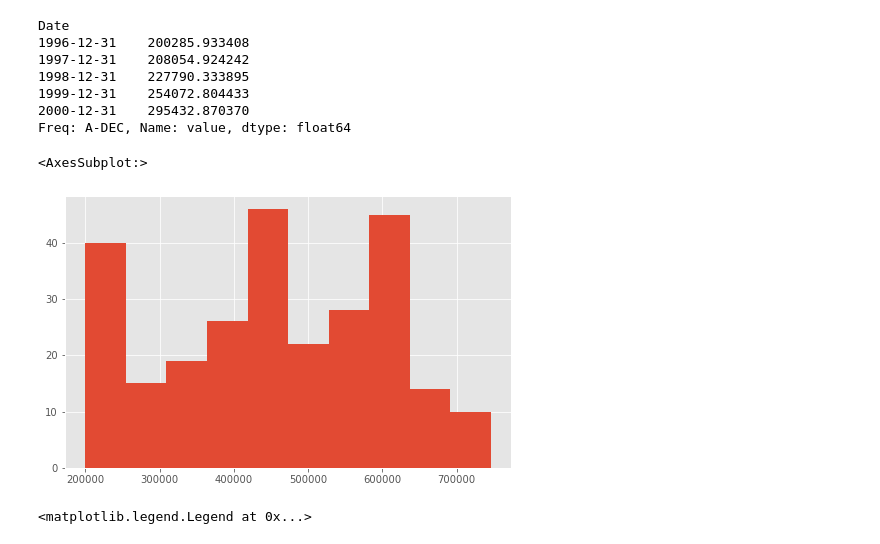
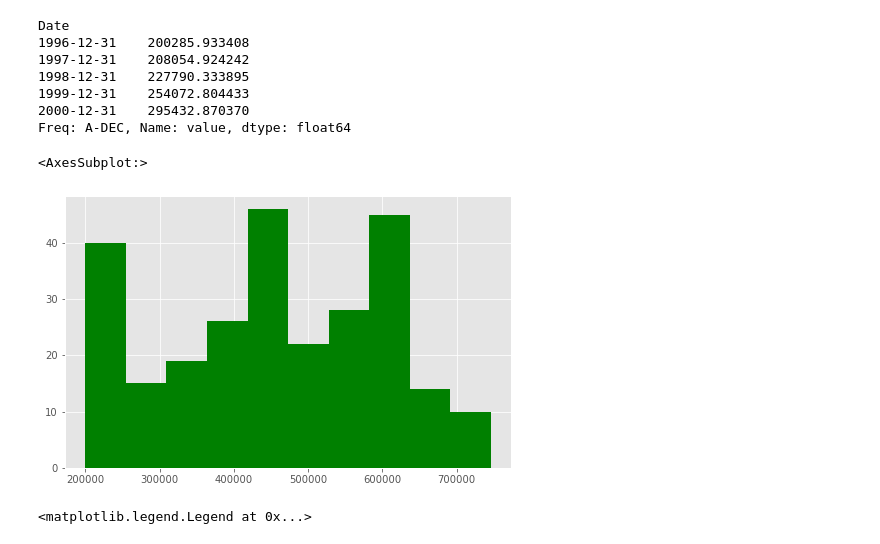
Before and after one commit to Milenaafeworki/Time-Series-prediction, a Jupyter notebook: starter_notebook.ipynb, the cells around one changed output. Drawn from its saved outputs; the diff is of its cells as text; code cells hidden in the pictures.

Commit message:
data update

```diff
--- a/starter_notebook.ipynb
+++ b/starter_notebook.ipynb
@@ -249,10 +249,10 @@ Date
 Freq: A-DEC, Name: value, dtype: float64
 # %%
 fig = plt.figure( figsize=(8,5))
-monthly_data.hist()
+monthly_data.hist(color='green')
 # %% [output]
 <AxesSubplot:>
-[figure, old version]
+[figure, new version]
 # %%
 fig = plt.figure( figsize=(8,5))
 monthly_data.plot(kind='kde')
```
Also changed, not shown: parts of 41 cells of this notebook, 2 other files.
